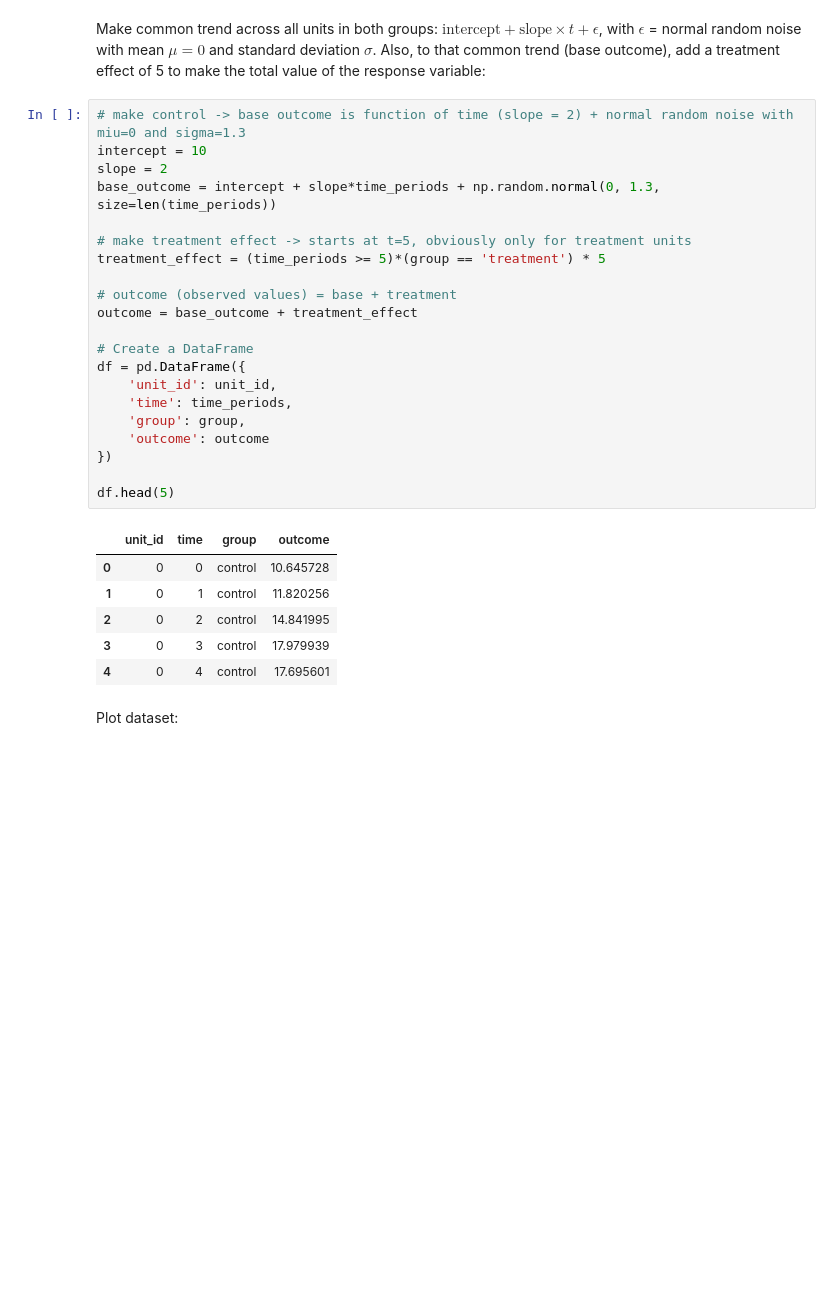
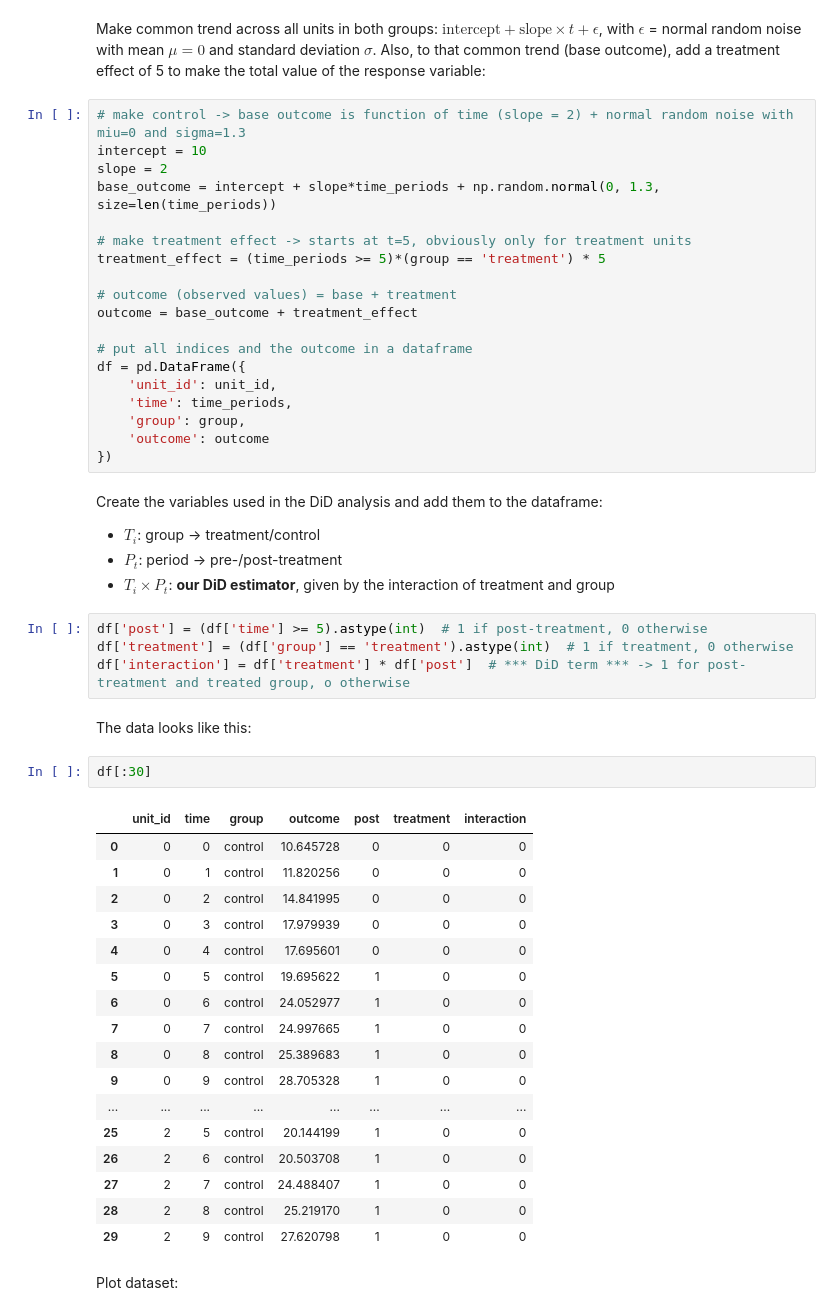
Before and after one commit to robetatis/expstudynotes, a Jupyter notebook: did.ipynb, the cells around one changed output. Saved outputs shown, nothing was run; the diff lists cells and outputs as text; blank space fills up the shorter version.

```diff
--- a/did.ipynb
+++ b/did.ipynb
@@ -127,22 +127,44 @@ treatment_effect = (time_periods >= 5)*(group == 'treatment') * 5
 # outcome (observed values) = base + treatment
 outcome = base_outcome + treatment_effect
 
-# Create a DataFrame
+# put all indices and the outcome in a dataframe
 df = pd.DataFrame({
     'unit_id': unit_id,
     'time': time_periods,
     'group': group,
     'outcome': outcome
 })
-
-df.head(5)
-# %% [output]
-|  | unit_id | time | group | outcome |
-| 0 | 0 | 0 | control | 10.645728 |
-| 1 | 0 | 1 | control | 11.820256 |
-| 2 | 0 | 2 | control | 14.841995 |
-| 3 | 0 | 3 | control | 17.979939 |
-| 4 | 0 | 4 | control | 17.695601 |
+# %% [markdown]
+Create the variables used in the DiD analysis and add them to the dataframe:
+- $T_i$: group -> treatment/control
+- $P_t$: period -> pre-/post-treatment
+- $T_i \times P_t$: **our DiD estimator**, given by the interaction of treatment and group
+# %%
+df['post'] = (df['time'] >= 5).astype(int)  # 1 if post-treatment, 0 otherwise
+df['treatment'] = (df['group'] == 'treatment').astype(int)  # 1 if treatment, 0 otherwise
+df['interaction'] = df['treatment'] * df['post']  # *** DiD term *** -> 1 for post-treatment and treated group, o otherwise
+# %% [markdown]
+The data looks like this:
+# %%
+df[:30]
+# %% [output]
+|  | unit_id | time | group | outcome | post | treatment | interaction |
+| 0 | 0 | 0 | control | 10.645728 | 0 | 0 | 0 |
+| 1 | 0 | 1 | control | 11.820256 | 0 | 0 | 0 |
+| 2 | 0 | 2 | control | 14.841995 | 0 | 0 | 0 |
+| 3 | 0 | 3 | control | 17.979939 | 0 | 0 | 0 |
+| 4 | 0 | 4 | control | 17.695601 | 0 | 0 | 0 |
+| 5 | 0 | 5 | control | 19.695622 | 1 | 0 | 0 |
+| 6 | 0 | 6 | control | 24.052977 | 1 | 0 | 0 |
+| 7 | 0 | 7 | control | 24.997665 | 1 | 0 | 0 |
+| 8 | 0 | 8 | control | 25.389683 | 1 | 0 | 0 |
+| 9 | 0 | 9 | control | 28.705328 | 1 | 0 | 0 |
+| ... | ... | ... | ... | ... | ... | ... | ... |
+| 25 | 2 | 5 | control | 20.144199 | 1 | 0 | 0 |
+| 26 | 2 | 6 | control | 20.503708 | 1 | 0 | 0 |
+| 27 | 2 | 7 | control | 24.488407 | 1 | 0 | 0 |
+| 28 | 2 | 8 | control | 25.219170 | 1 | 0 | 0 |
+| 29 | 2 | 9 | control | 27.620798 | 1 | 0 | 0 |
 # %% [markdown]
 Plot dataset:
 # %%
```
Also changed, not shown: parts of 2 cells of this notebook.
